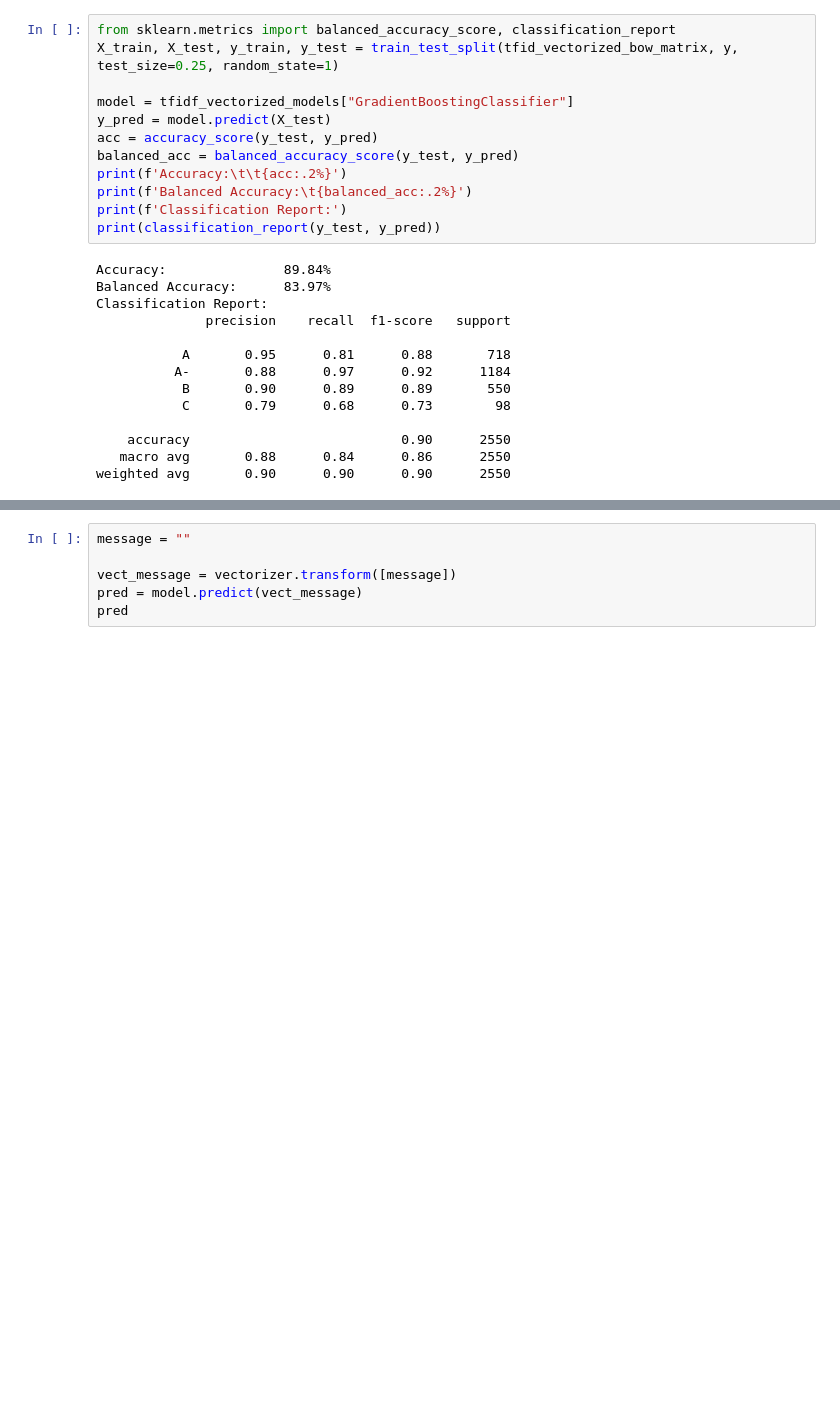
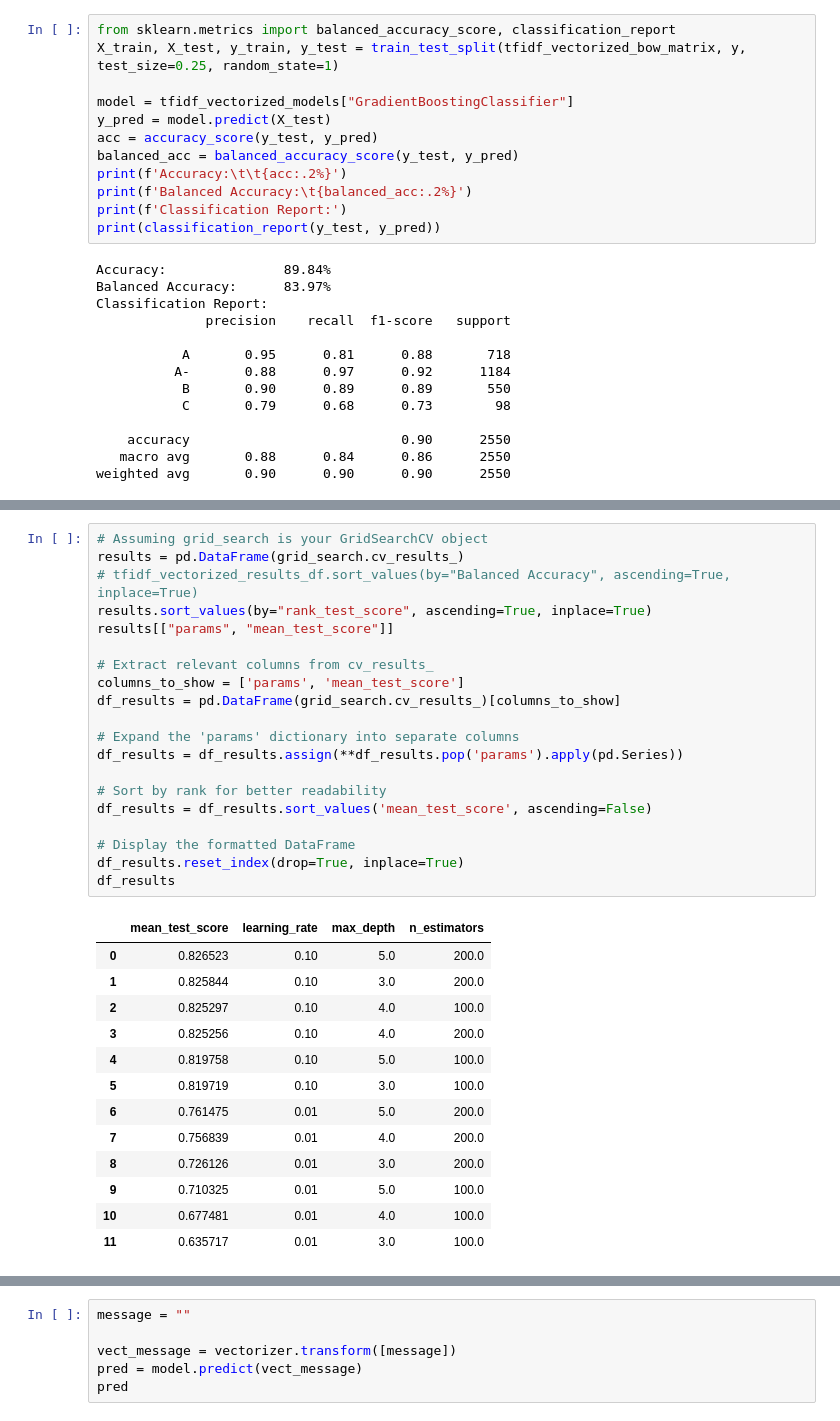
Before and after one commit to j-miskill/sustain-nlp, a Jupyter notebook: analysis.ipynb, the cells around one changed output, grey strips where cells are left out. Cells and saved outputs as stored; diff of their text form; blank space fills up the shorter version.

Commit message:
add grid search of best hyperparameters

```diff
--- a/analysis.ipynb
+++ b/analysis.ipynb
@@ -325,7 +330,7 @@ Text(0, 0.5, 'Model Type')
 The best model appears to be the `GradientBoostingClassifier`, trained on the TF-IDF vectorization of the texts. I'll now show some more evaluation information, then explore the best hyperparameter setting for this model.
 # %%
 from sklearn.metrics import balanced_accuracy_score, classification_report
-X_train, X_test, y_train, y_test = train_test_split(tfid_vectorized_bow_matrix, y, test_size=0.25, random_state=1)
+X_train, X_test, y_train, y_test = train_test_split(tfidf_vectorized_bow_matrix, y, test_size=0.25, random_state=1)
 
 model = tfidf_vectorized_models["GradientBoostingClassifier"]
 y_pred = model.predict(X_test)
@@ -397,0 +406,34 @@ KeyboardInterrupt:
+# %%
+# Assuming grid_search is your GridSearchCV object
+results = pd.DataFrame(grid_search.cv_results_)
+# tfidf_vectorized_results_df.sort_values(by="Balanced Accuracy", ascending=True, inplace=True)
+results.sort_values(by="rank_test_score", ascending=True, inplace=True)
+results[["params", "mean_test_score"]]
+
+# Extract relevant columns from cv_results_
+columns_to_show = ['params', 'mean_test_score']
+df_results = pd.DataFrame(grid_search.cv_results_)[columns_to_show]
+
+# Expand the 'params' dictionary into separate columns
+df_results = df_results.assign(**df_results.pop('params').apply(pd.Series))
+
+# Sort by rank for better readability
+df_results = df_results.sort_values('mean_test_score', ascending=False)
+
+# Display the formatted DataFrame
+df_results.reset_index(drop=True, inplace=True)
+df_results
+# %% [output]
+|  | mean_test_score | learning_rate | max_depth | n_estimators |
+| 0 | 0.826523 | 0.10 | 5.0 | 200.0 |
+| 1 | 0.825844 | 0.10 | 3.0 | 200.0 |
+| 2 | 0.825297 | 0.10 | 4.0 | 100.0 |
+| 3 | 0.825256 | 0.10 | 4.0 | 200.0 |
+| 4 | 0.819758 | 0.10 | 5.0 | 100.0 |
+| 5 | 0.819719 | 0.10 | 3.0 | 100.0 |
+| 6 | 0.761475 | 0.01 | 5.0 | 200.0 |
+| 7 | 0.756839 | 0.01 | 4.0 | 200.0 |
+| 8 | 0.726126 | 0.01 | 3.0 | 200.0 |
+| 9 | 0.710325 | 0.01 | 5.0 | 100.0 |
+| 10 | 0.677481 | 0.01 | 4.0 | 100.0 |
+| 11 | 0.635717 | 0.01 | 3.0 | 100.0 |
```
Also changed, not shown: parts of 6 cells of this notebook.
